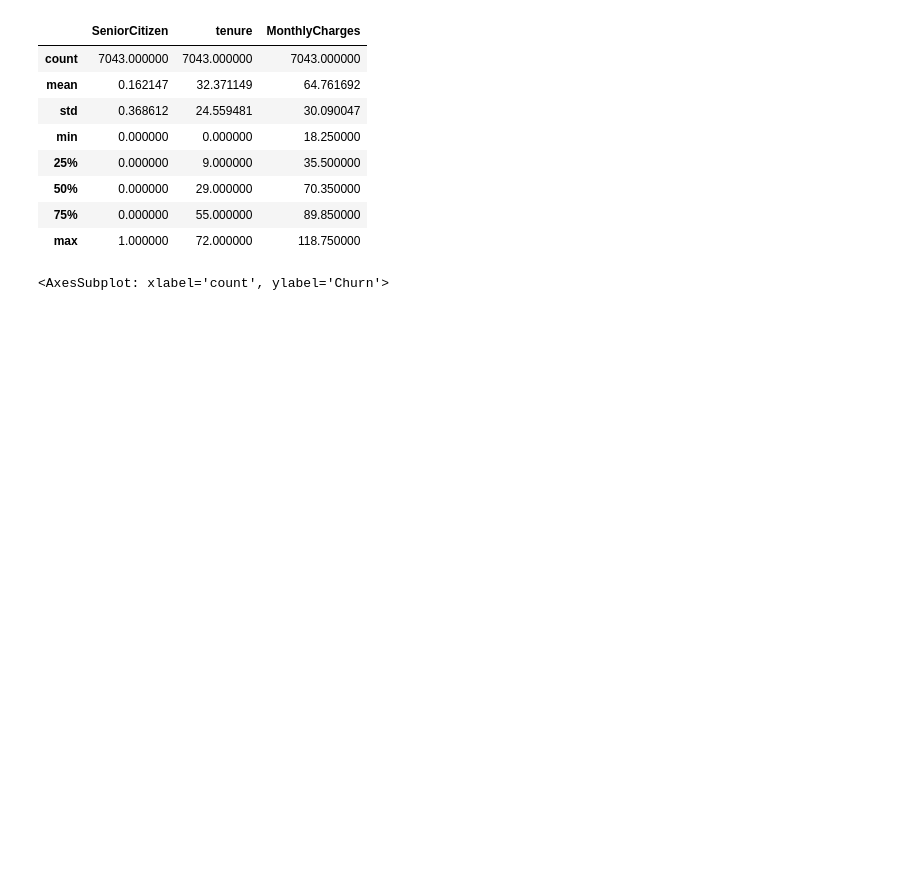
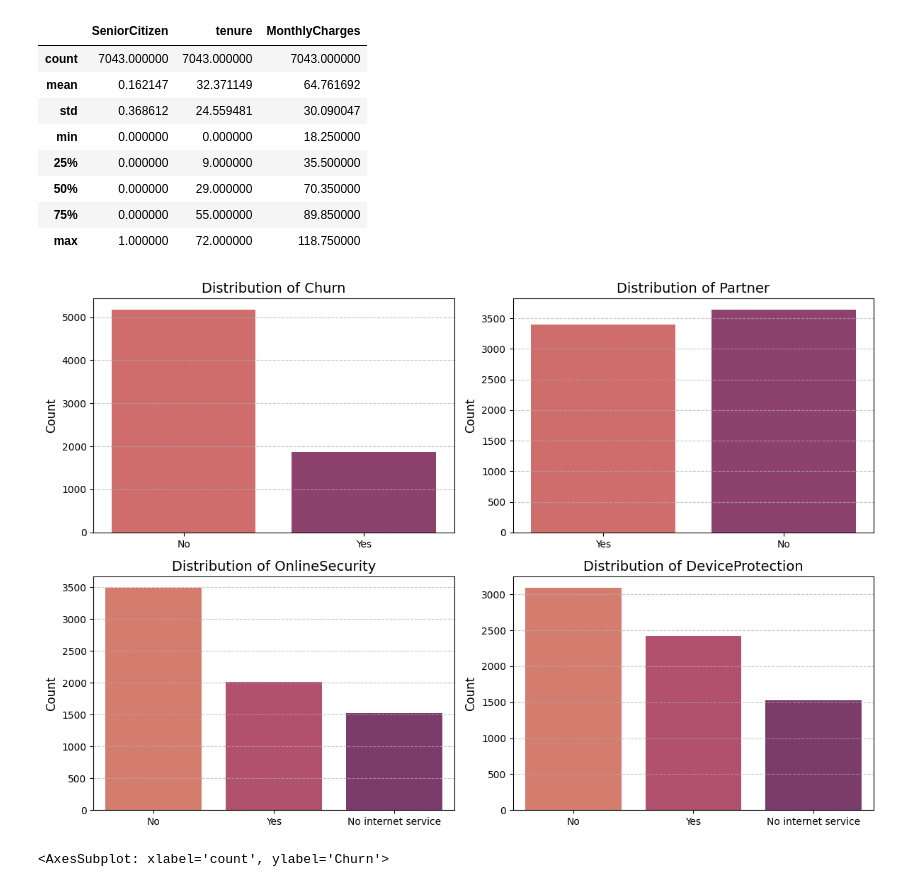
Before and after one commit to SergiDataAnalyst/customer_churn_prediction, a Jupyter notebook: customer_chur_prediction.ipynb, the cells around one changed output. Cells and saved outputs as stored; diff of their text form; code cells hidden in the pictures; blank space fills up the shorter version.

```diff
--- a/customer_chur_prediction.ipynb
+++ b/customer_chur_prediction.ipynb
@@ -63,6 +71,27 @@ df.describe()
 | 50% | 0.000000 | 29.000000 | 70.350000 |
 | 75% | 0.000000 | 55.000000 | 89.850000 |
 | max | 1.000000 | 72.000000 | 118.750000 |
+# %%
+
+
+columns_to_plot = ['Churn', 'Partner', 'OnlineSecurity', 'DeviceProtection']
+fig, axes = plt.subplots(2, 2, figsize=(12, 8))  # Adjusted figsize for better layout
+axes = axes.flatten()
+
+for i, col in enumerate(columns_to_plot):
+    sns.countplot(data=df, x=col, hue=col, ax=axes[i], palette='flare', legend=False)
+    axes[i].set_title(f'Distribution of {col}', fontsize=14)
+    axes[i].set_xlabel('')
+    axes[i].set_ylabel('Count', fontsize=12)
+    axes[i].grid(True, axis='y', linestyle='--', alpha=0.7)
+
+# Adjust layout for better spacing
+plt.tight_layout()
+
+# Show the plots
+plt.show()
+# %% [output]
+[figure, added]
 # %%
 sns.countplot(df['Churn'])
 # %% [output]
```
Also changed, not shown: parts of 3 cells of this notebook.
